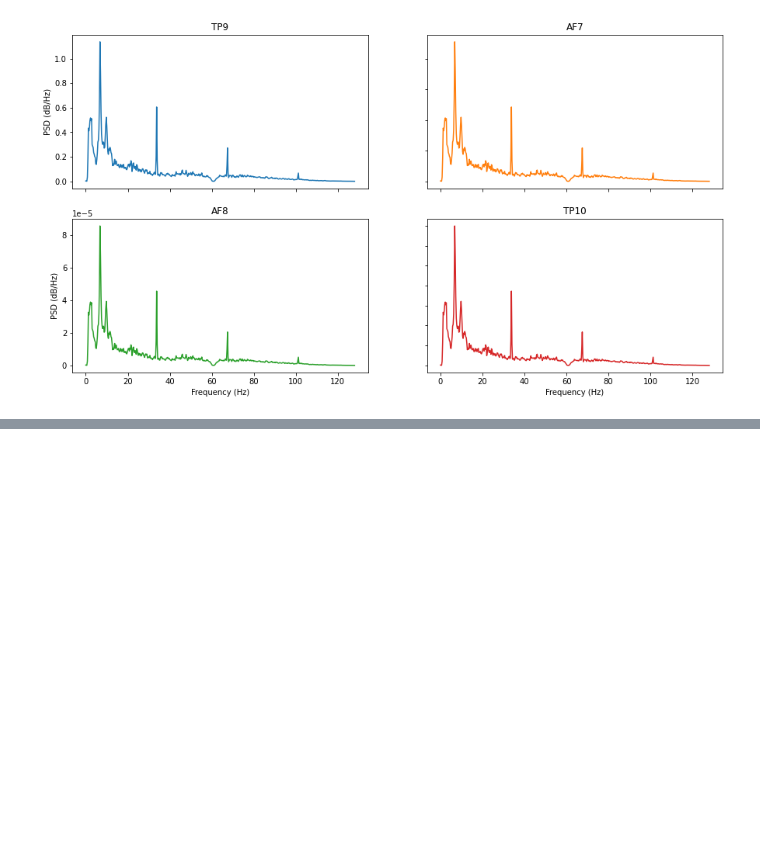
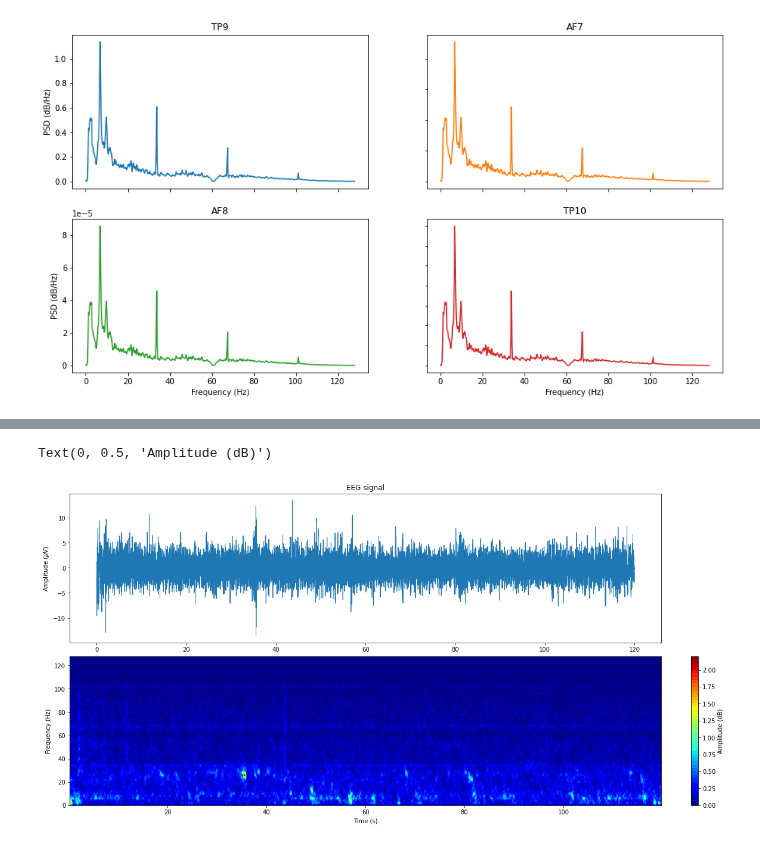
Before and after one commit to iggy96/eegMusicTherapy, a Jupyter notebook: singleRun_1.0.ipynb, the cells around one changed output, grey strips where cells are left out. Saved outputs shown, nothing was run; the diff lists cells and outputs as text; code cells hidden in the pictures; blank space fills up the shorter version.

```diff
--- a/singleRun_1.0.ipynb
+++ b/singleRun_1.0.ipynb
@@ -65,3 +105,32 @@ spectogramPlot(bandpass_MT12,cfg.fs,1024,512,(10,6),cfg.channels,'MT12')
+# %%
+eeg = noc_MT11[:,2]
+sr = cfg.fs
+WinLength = int(0.5*sr)
+step = int(0.025*sr)
+myparams = dict(nperseg = WinLength, noverlap = WinLength-step, return_onesided=True, mode='magnitude')
+f, nseg, Sxx = signal.spectrogram(x = eeg, fs=sr, **myparams)
+fig, ax = plt.subplots(2,1, figsize = (16,8), constrained_layout=True)
+
+ax[0].plot(time_s, eeg, lw = 1, color='C0')
+ax[0].set_ylabel('Amplitude ($\mu V$)')
+ax[0].set_title('EEG signal')
+ax[1].set(xlabel='Time (s)', ylabel='Frequency (Hz)')
+nsteps = int(np.floor ((eeg.size - WinLength)/step))
+# spectrum is a ContourSet object
+dt = 120/nsteps # 120 seconds in number of steps
+X = nseg
+Y = f
+Z = Sxx
+levels = 45
+spectrum = ax[1].contourf(X,Y,Z,levels, cmap='jet')#,'linecolor','none')
+
+# get the colormap
+cbar = plt.colorbar(spectrum)#, boundaries=np.linspace(0,1,5))
+cbar.ax.set_ylabel('Amplitude (dB)', rotation=90)
+#cbar.set_ticks(np.arange(0,50,10))
+# %% [output]
+Text(0, 0.5, 'Amplitude (dB)')
+[figure, added]
 # %%
 # compute power spectrum of each window per channel
 delta_low = cfg.brainwaves['delta'][0]
```
Also changed, not shown: parts of 2 cells of this notebook.
